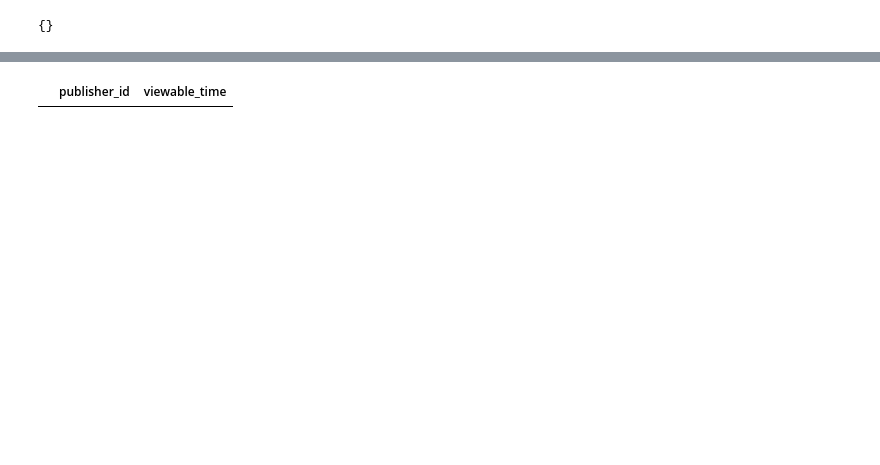
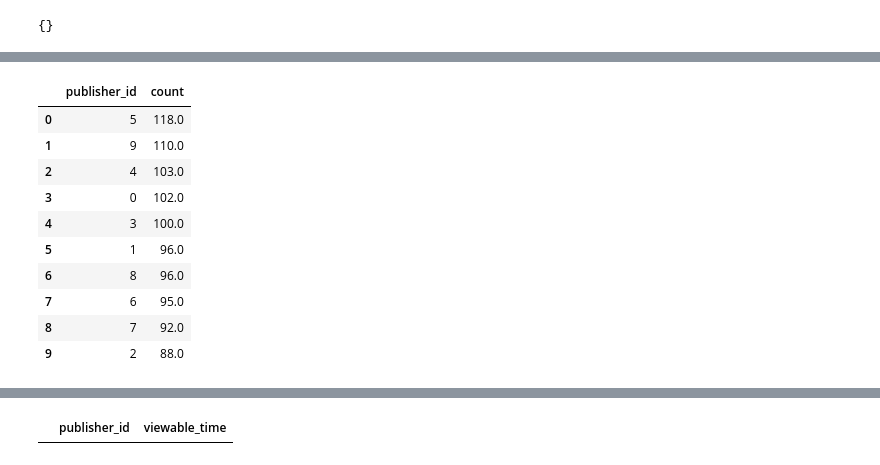
Before and after one commit to gianmarcodonetti/redis-pubsub-dec, a Jupyter notebook: notebook/Subscriber.ipynb, the cells around one changed output, grey strips where cells are left out. Saved outputs shown, nothing was run; the diff lists cells and outputs as text; code cells hidden in the pictures; blank space fills up the shorter version.

```diff
--- a/notebook/Subscriber.ipynb
+++ b/notebook/Subscriber.ipynb
@@ -181,0 +204,14 @@ last_stats
+# %%
+updated_top_pub
+# %% [output]
+|  | publisher_id | count |
+| 0 | 5 | 118.0 |
+| 1 | 9 | 110.0 |
+| 2 | 4 | 103.0 |
+| 3 | 0 | 102.0 |
+| 4 | 3 | 100.0 |
+| 5 | 1 | 96.0 |
+| 6 | 8 | 96.0 |
+| 7 | 6 | 95.0 |
+| 8 | 7 | 92.0 |
+| 9 | 2 | 88.0 |
```
Also changed, not shown: parts of 22 cells of this notebook, 4 other files.
